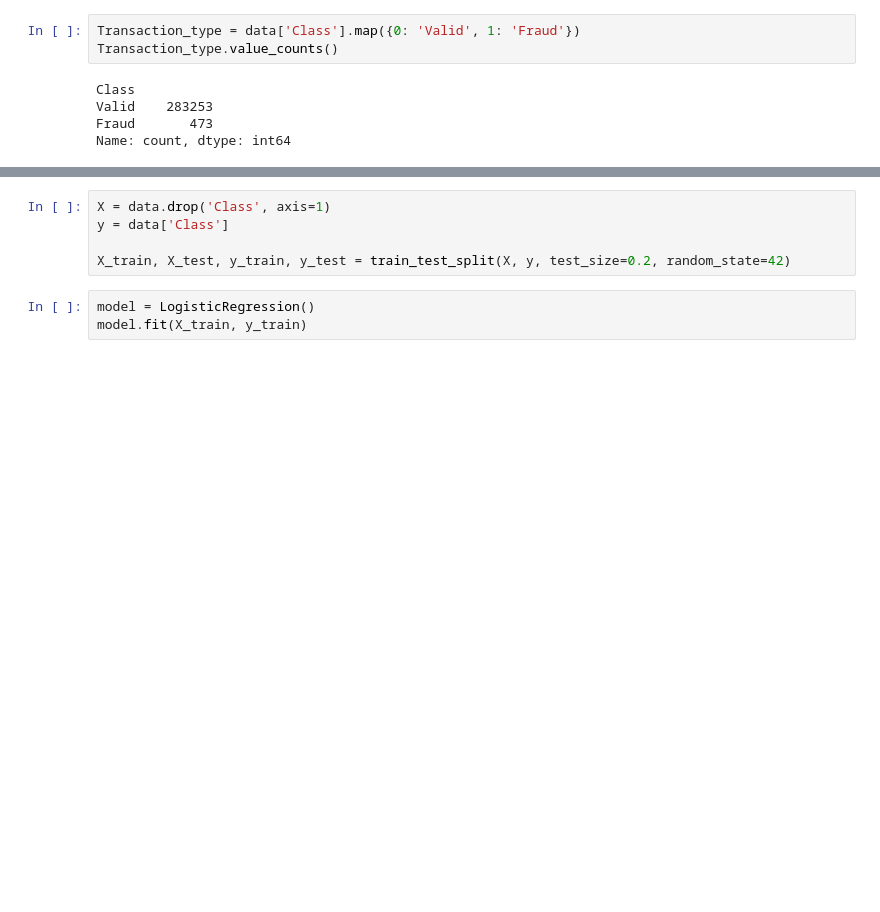
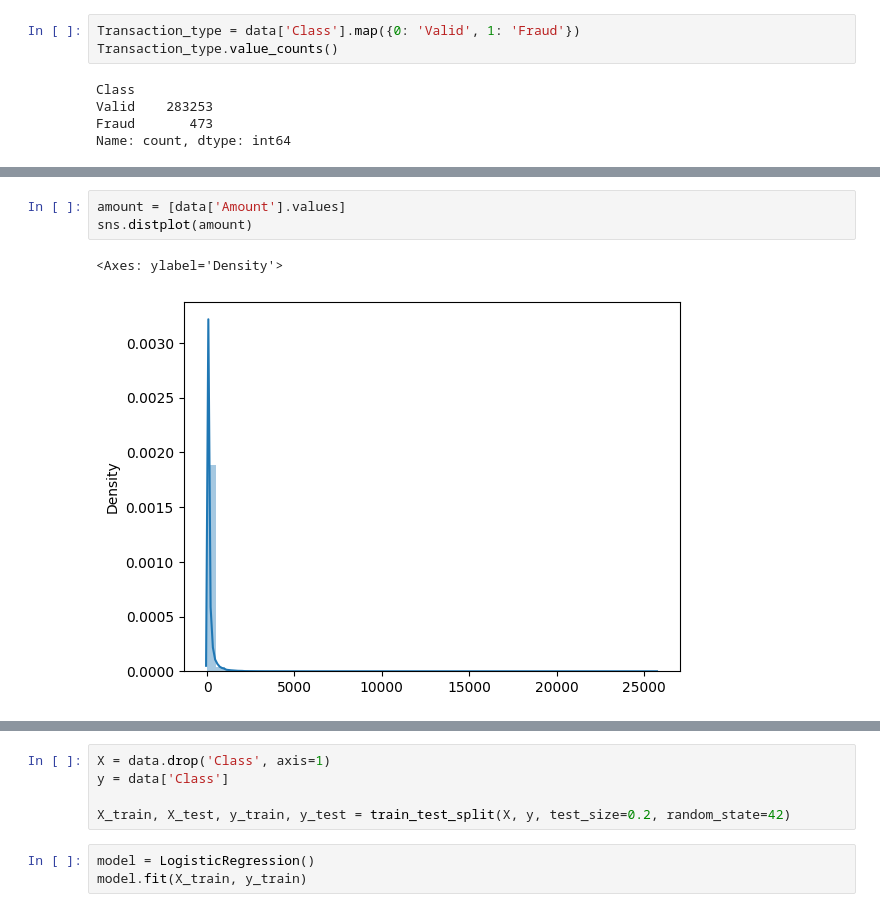
Before and after one commit to AryanRadadiya200570960/AIDI1003-FinalGroupProject, a Jupyter notebook: Final Group Project.ipynb, the cells around one changed output, grey strips where cells are left out. Cells and saved outputs as stored; diff of their text form; blank space fills up the shorter version.

```diff
--- a/Final Group Project.ipynb
+++ b/Final Group Project.ipynb
@@ -87,0 +105,6 @@ fig = plt.pie(Transaction_type.value_counts(), labels=['Valid', 'Fraud'], autopc
+# %%
+amount = [data['Amount'].values]
+sns.distplot(amount)
+# %% [output]
+<Axes: ylabel='Density'>
+[figure, added]
```
Also changed, not shown: parts of 15 cells of this notebook, 3 other files.
